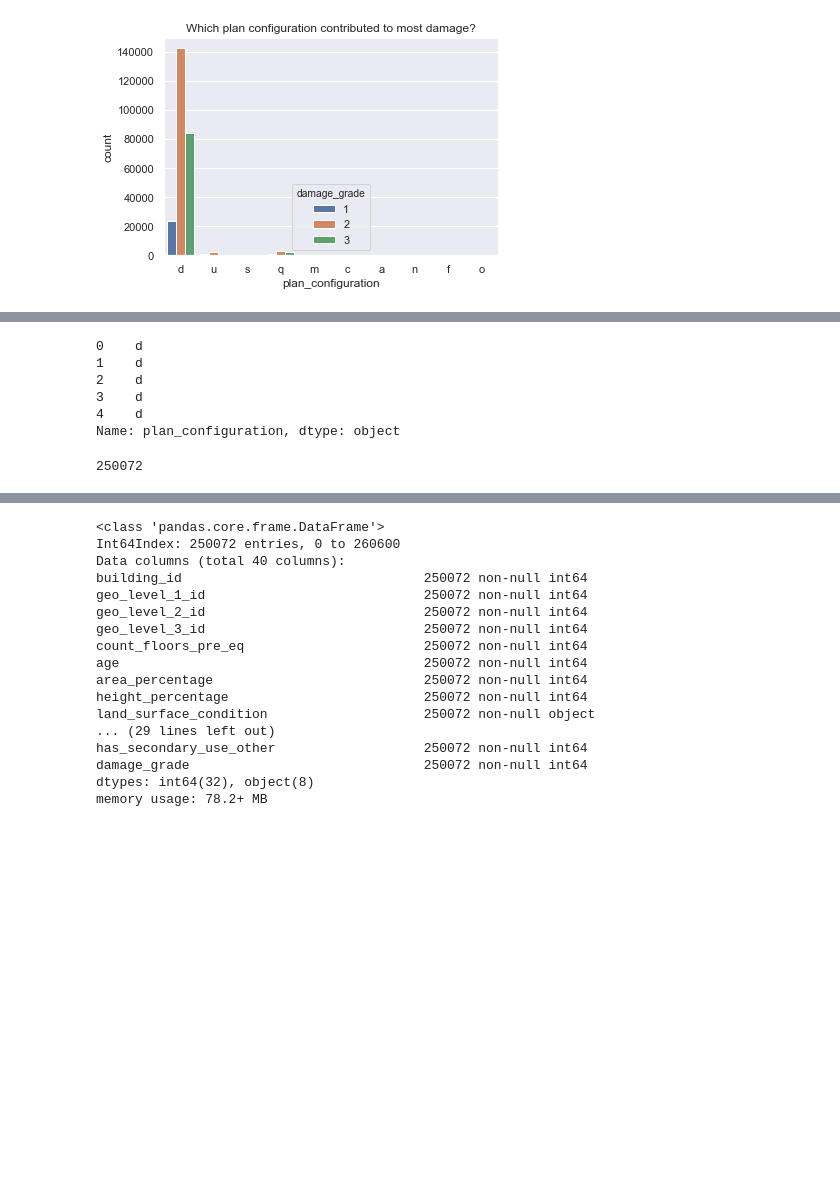
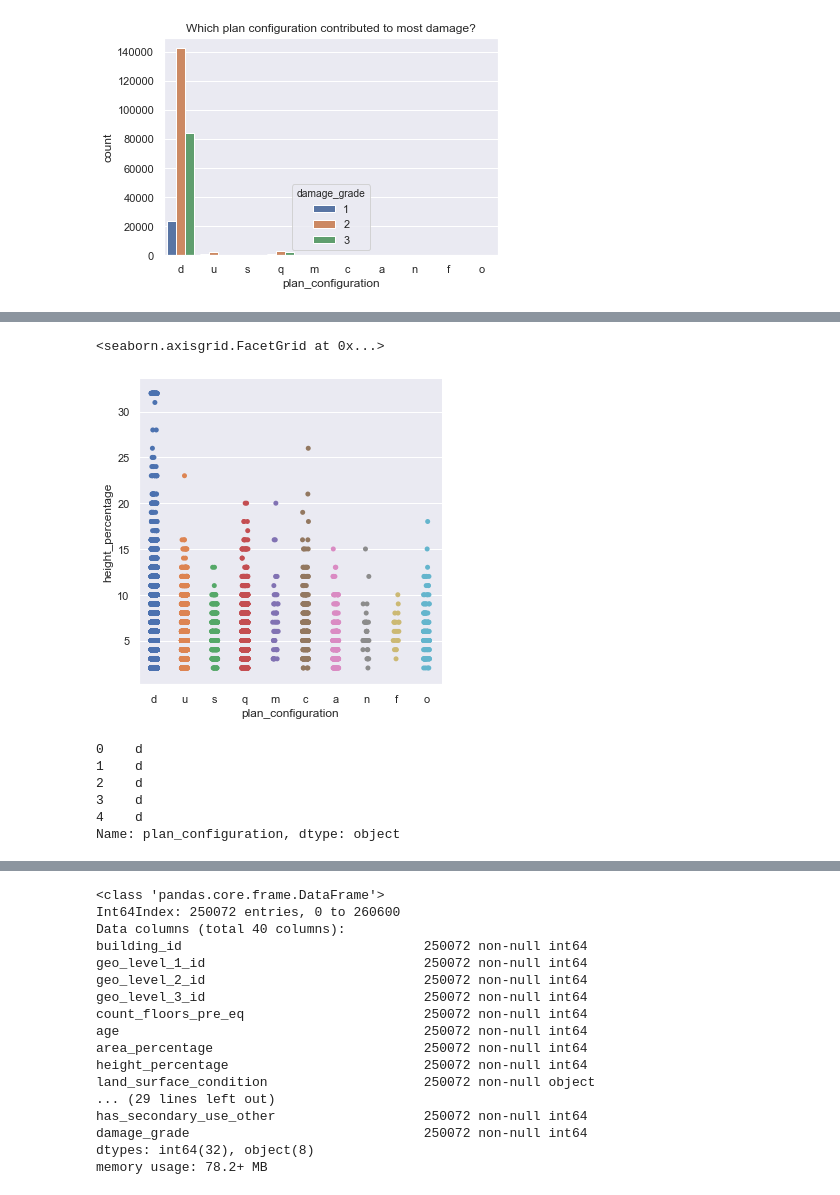
Before and after one commit to jshah39/DataSci, a Jupyter notebook: src/earthquake_shah.ipynb, the cells around one changed output, grey strips where cells are left out. Drawn from its saved outputs; the diff is of its cells as text; code cells hidden in the pictures; blank space fills up the shorter version.

```diff
--- a/src/earthquake_shah.ipynb
+++ b/src/earthquake_shah.ipynb
@@ -124,3 +128,8 @@ Text(0.5, 1.0, 'Which plan configuration contributed to most damage?')
+# %%
+sb.catplot(x="plan_configuration", y = "height_percentage", data=combined_data)
+# %% [output]
+<seaborn.axisgrid.FacetGrid at 0x...>
+[figure, added]
 # %%
 planConfigDf = combined_data['plan_configuration']
 planConfigDf.head()
@@ -140,4 +142,0 @@ for x in range(0,len(combined_data)):
-# %%
-len(dPlans)
-# %% [output]
-250072
```
Also changed, not shown: parts of 13 cells of this notebook.
